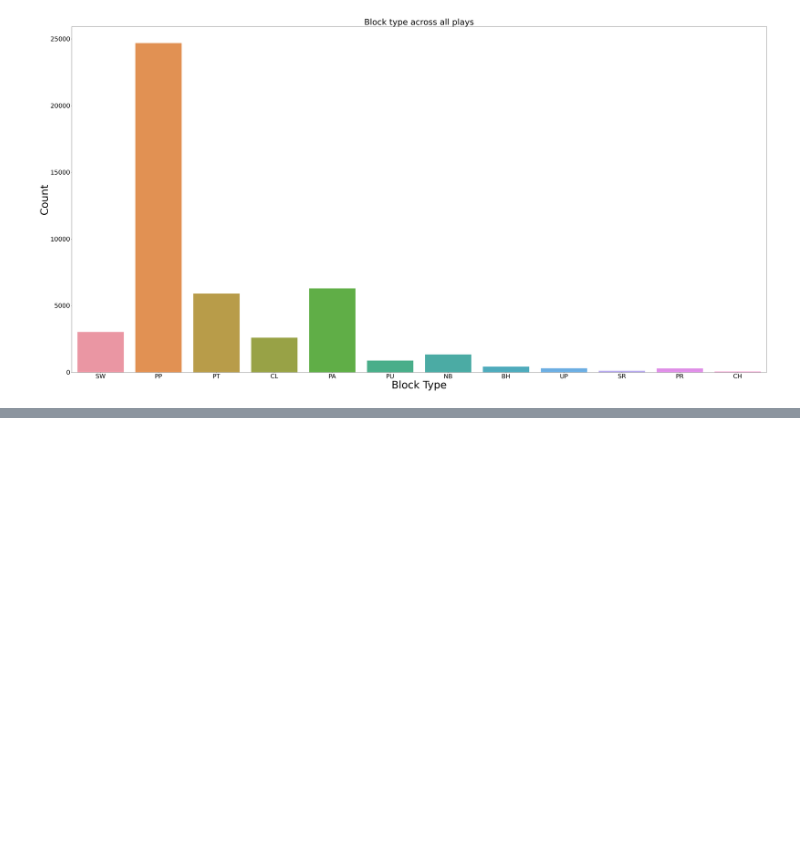
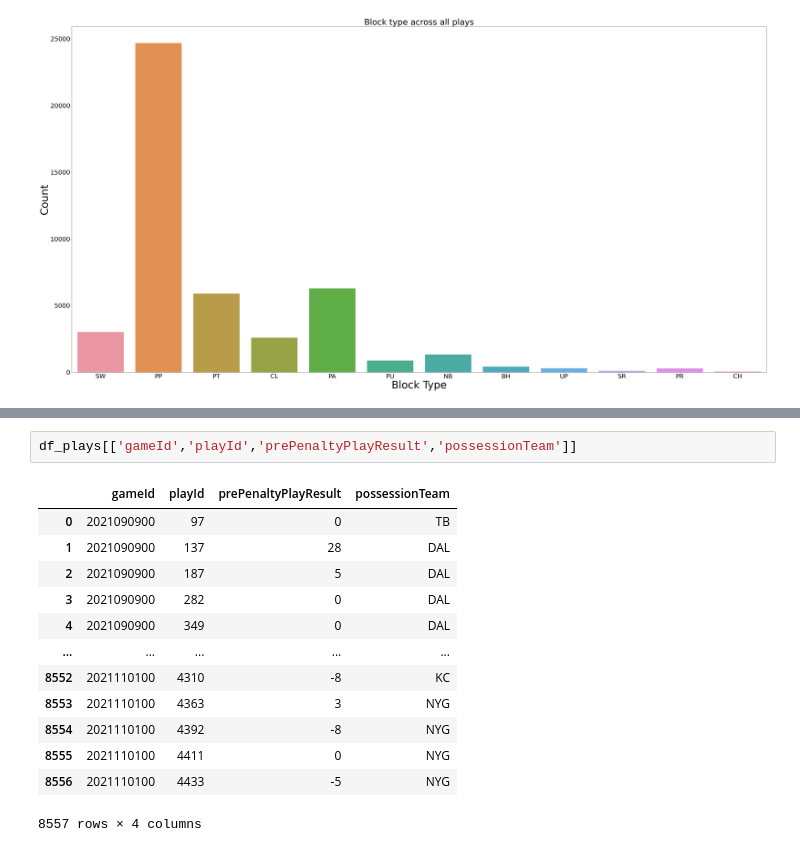
Before and after one commit to ibbymoh/Analysis-of-linemen-in-NFL, a Jupyter notebook: Analyzing-offensive-linemen.ipynb, the cells around one changed output, grey strips where cells are left out. Saved outputs shown, nothing was run; the diff lists cells and outputs as text; blank space fills up the shorter version.

```diff
--- a/Analyzing-offensive-linemen.ipynb
+++ b/Analyzing-offensive-linemen.ipynb
@@ -98,0 +150,16 @@ pyplot.show()
+# %%
+df_plays[['gameId','playId','prePenaltyPlayResult','possessionTeam']]
+# %% [output]
+|  | gameId | playId | prePenaltyPlayResult | possessionTeam |
+| 0 | 2021090900 | 97 | 0 | TB |
+| 1 | 2021090900 | 137 | 28 | DAL |
+| 2 | 2021090900 | 187 | 5 | DAL |
+| 3 | 2021090900 | 282 | 0 | DAL |
+| 4 | 2021090900 | 349 | 0 | DAL |
+| ... | ... | ... | ... | ... |
+| 8552 | 2021110100 | 4310 | -8 | KC |
+| 8553 | 2021110100 | 4363 | 3 | NYG |
+| 8554 | 2021110100 | 4392 | -8 | NYG |
+| 8555 | 2021110100 | 4411 | 0 | NYG |
+| 8556 | 2021110100 | 4433 | -5 | NYG |
+8557 rows × 4 columns
```
Also changed, not shown: parts of 15 cells of this notebook, 2 other files.
